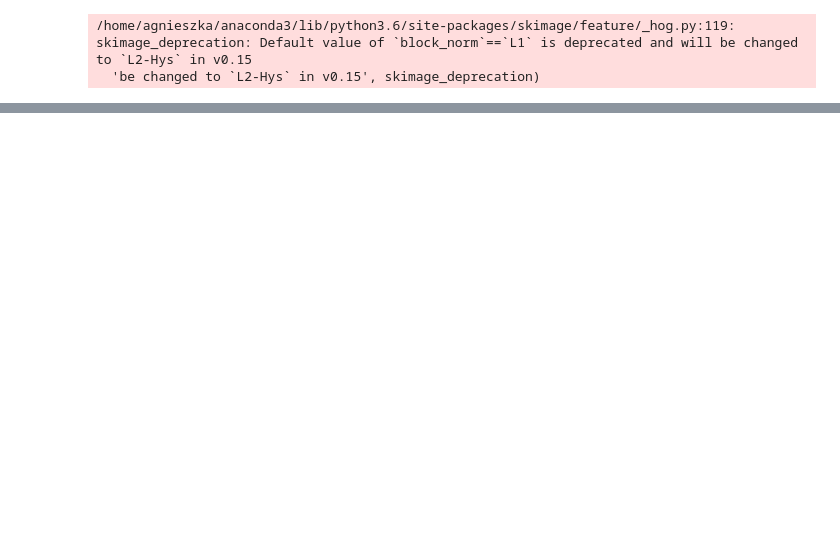
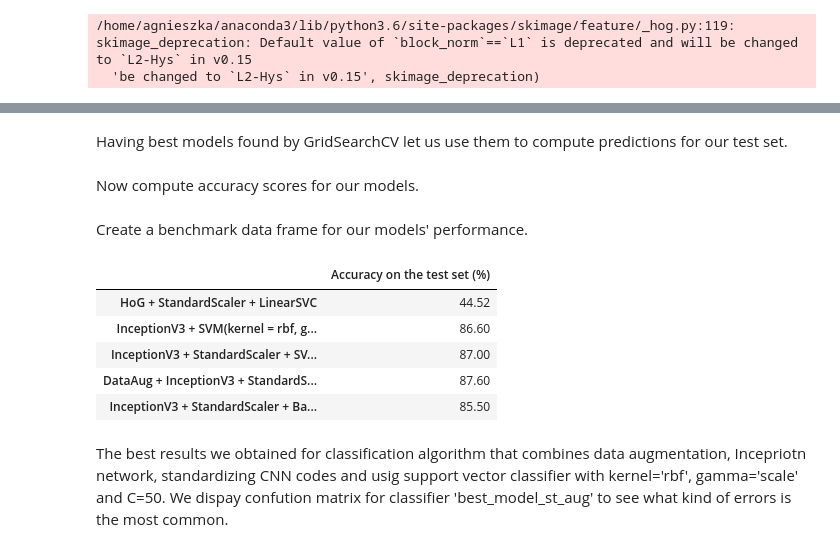
Before and after one commit to AgnieszkaZgo/CNN_SVM_CIFAR-10, a Jupyter notebook: Analysis_cifar-10.ipynb, the cells around one changed output, grey strips where cells are left out. Saved outputs shown, nothing was run; the diff lists cells and outputs as text; code cells hidden in the pictures; blank space fills up the shorter version.

```diff
--- a/Analysis_cifar-10.ipynb
+++ b/Analysis_cifar-10.ipynb
@@ -73,7 +126,4 @@ plt.show()
 # %%
-with open('/home/agnieszka/codes_train.pkl', 'rb') as codes:
-    codes_train = pickle.load(codes)
-
 with open('/home/agnieszka/codes_test.pkl', 'rb') as codes:
     codes_test = pickle.load(codes)
 # %%
@@ -88,0 +145,12 @@ plt.show()
+# %%
+with open('/home/agnieszka/best_model.sav', 'rb') as model:
+    best_model = pickle.load(model)
+
+with open('/home/agnieszka/best_model_st.sav', 'rb') as model:
+    best_model_st = pickle.load(model)
+
+with open('/home/agnieszka/best_model_st_aug.sav', 'rb') as model:
+    best_model_st_aug = pickle.load(model)
+
+with open('/home/agnieszka/best_model_st_bagg.sav', 'rb') as model:
+    best_model_st_bagg = pickle.load(model)
@@ -88,0 +177,41 @@ plt.show()
+# %% [markdown]
+Having best models found by GridSearchCV let us use them to compute predictions for our test set.
+# %%
+pred_1 = best_model.predict(codes_test)
+pred_2 = best_model_st.predict(codes_test)
+pred_3 = best_model_st_aug.predict(codes_test)
+pred_4 = best_model_st_bagg.predict(codes_test)
+# %% [markdown]
+Now compute accuracy scores for our models.
+# %%
+acc_1 = accuracy_score(pred_1, y_test)
+acc_2 = accuracy_score(pred_2, y_test)
+acc_3 = accuracy_score(pred_3, y_test)
+acc_4 = accuracy_score(pred_4, y_test)
+# %% [markdown]
+Create a benchmark data frame for our models' performance.
+# %%
+table = pd.DataFrame(columns=['Accuracy on the test set (%)'])
+table.loc['HoG + StandardScaler + LinearSVC'] = acc_0*100
+table.loc['InceptionV3 + SVM(kernel = {}, gamma = {}, C = {})'.format(best_model.kernel, best_model.gamma, best_model.C)]=acc_1*100
+table.loc['InceptionV3 + StandardScaler + SVM(kernel = {}, gamma = {}, C = {})'\
+         .format(best_model_st.named_steps['model'].kernel, best_model_st.named_steps['model'].gamma,\
+                 best_model_st.named_steps['model'].C)]=acc_2*100
+table.loc['DataAug + InceptionV3 + StandardScaler + SVM(kernel = {}, gamma = {}, C = {})'\
+         .format(best_model_st_aug.named_steps['model'].kernel, best_model_st_aug.named_steps['model'].gamma,\
+                 best_model_st_aug.named_steps['model'].C)]=acc_3*100
+table.loc['InceptionV3 + StandardScaler + Bagging(max_features = {}, max_samples = {}) + SVM(kernel = {}, gamma = {}, C = {})'\
+          .format(best_model_st_bagg.named_steps['model'].max_features, best_model_st_bagg.named_steps['model'].max_samples,\
+                  best_model_st_bagg.named_steps['model'].base_estimator.kernel,\
+                  best_model_st_bagg.named_steps['model'].base_estimator.gamma,\
+                  best_model_st_bagg.named_steps['model'].base_estimator.C)]=acc_4*100
+table
+# %% [output]
+|  | Accuracy on the test set (%) |
+| HoG + StandardScaler + LinearSVC | 44.52 |
+| InceptionV3 + SVM(kernel = rbf, g... | 86.60 |
+| InceptionV3 + StandardScaler + SV... | 87.00 |
+| DataAug + InceptionV3 + StandardS... | 87.60 |
+| InceptionV3 + StandardScaler + Ba... | 85.50 |
+# %% [markdown]
+The best results we obtained for classification algorithm that combines data augmentation, Incepriotn network, standardizing CNN codes and usig support vector classifier with kernel='rbf', gamma='scale' and C=50. We dispay confution matrix for classifier 'best_model_st_aug' to see what kind of errors is the most common.
```
Also changed, not shown: parts of 30 cells of this notebook, 1 other file.
